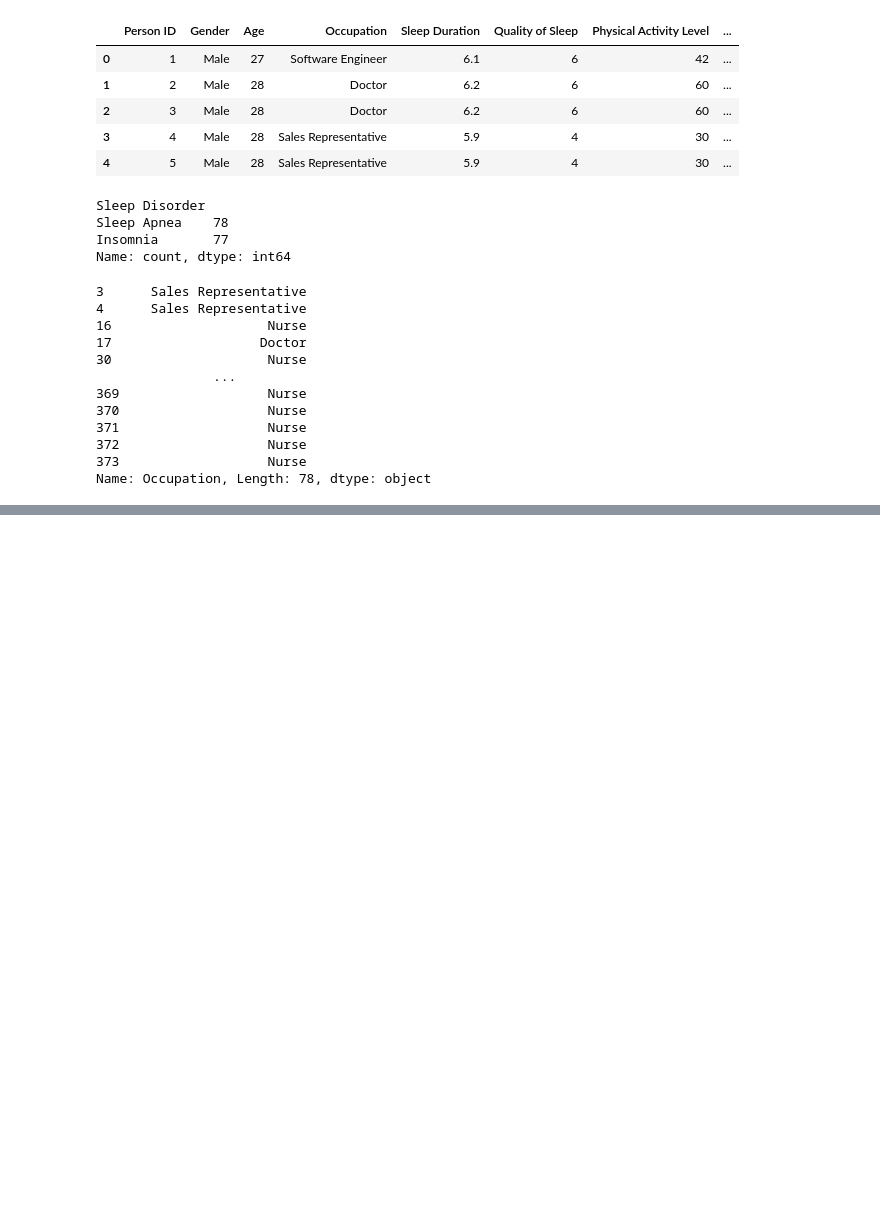
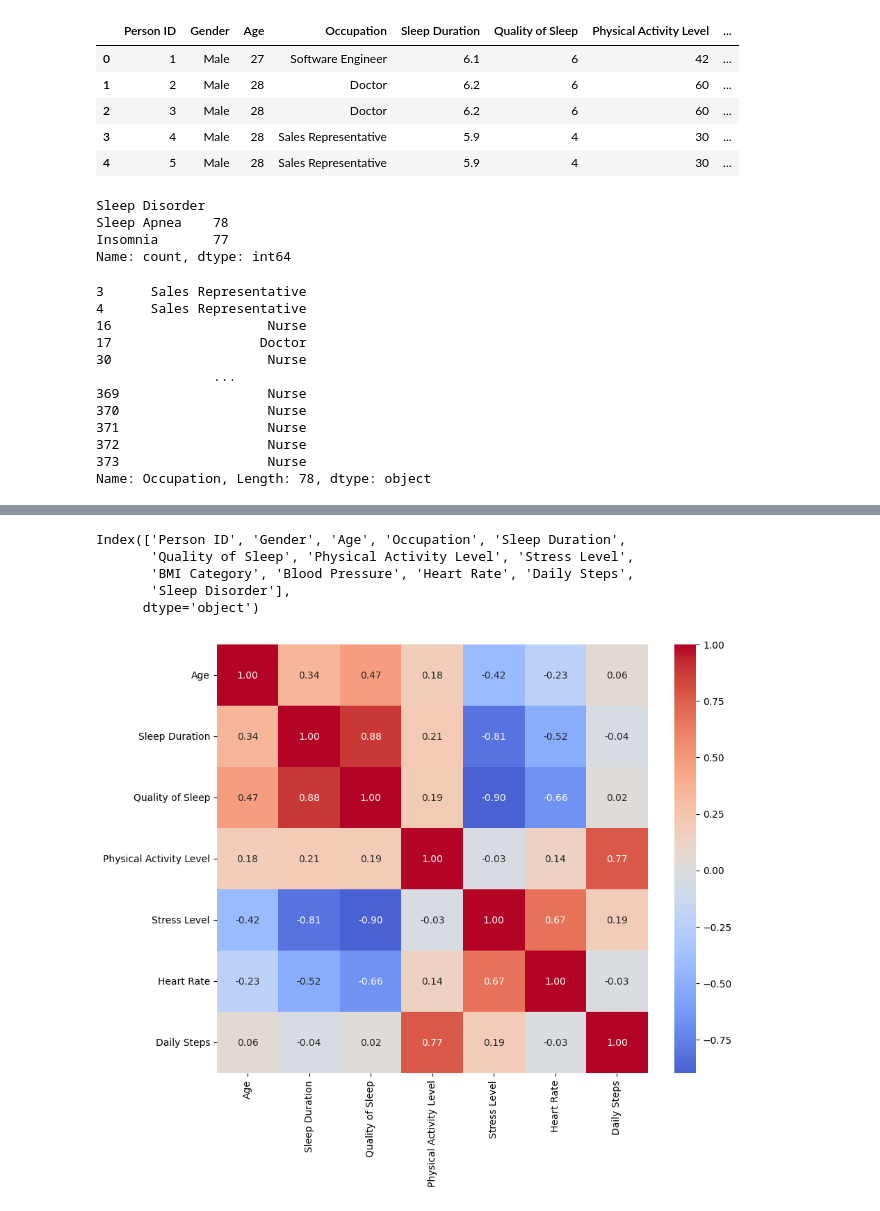
Before and after one commit to suzzzel5/Sleep-health-and-lifestyle-, a Jupyter notebook: notebooks/02_sleep_bivariate_analysis.ipynb, the cells around one changed output, grey strips where cells are left out. Saved outputs shown, nothing was run; the diff lists cells and outputs as text; code cells hidden in the pictures; blank space fills up the shorter version.

Commit message:
heatmap bivaraitesntt

```diff
--- a/notebooks/02_sleep_bivariate_analysis.ipynb
+++ b/notebooks/02_sleep_bivariate_analysis.ipynb
@@ -43,0 +72,23 @@ Name: Occupation, Length: 78, dtype: object
+# %%
+df.columns
+# %% [output]
+Index(['Person ID', 'Gender', 'Age', 'Occupation', 'Sleep Duration',
+       'Quality of Sleep', 'Physical Activity Level', 'Stress Level',
+       'BMI Category', 'Blood Pressure', 'Heart Rate', 'Daily Steps',
+       'Sleep Disorder'],
+      dtype='object')
+# %%
+# Heatmap
+
+numerical_col = ['Age','Sleep Duration','Quality of Sleep','Physical Activity Level','Stress Level','Heart Rate', 'Daily Steps']
+
+corr = df[numerical_col].corr()
+plt.figure(figsize=(10, 8))
+sns.heatmap(corr,
+               annot=True,       # show numbers
+               fmt='.2f',        # 2 decimal places
+               cmap='coolwarm',  # red = positive, blue = negative
+               center=0)
+plt.show()
+# %% [output]
+[figure, added]
```
Also changed, not shown: parts of 3 cells of this notebook.
